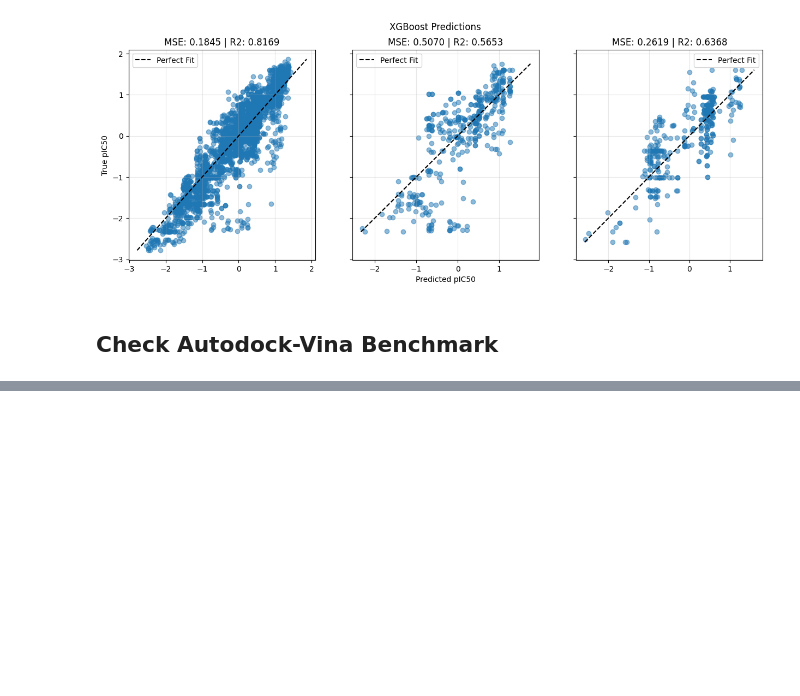
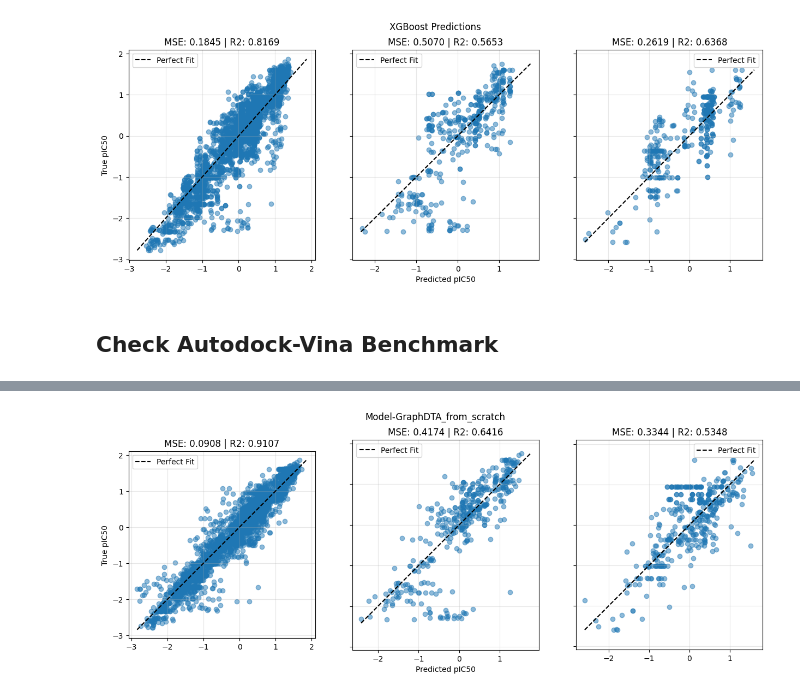
Before and after one commit to Djtrainer/cancer_research, a Jupyter notebook: notebooks/mdm2_breaker_model_eda.ipynb, the cells around one changed output, grey strips where cells are left out. Cells and saved outputs as stored; diff of their text form; code cells hidden in the pictures; blank space fills up the shorter version.

```diff
--- a/notebooks/mdm2_breaker_model_eda.ipynb
+++ b/notebooks/mdm2_breaker_model_eda.ipynb
@@ -1074,0 +1189,31 @@ plt.show()
+# %%
+# 1. Load the raw checkpoint
+checkpoint = torch.load(os.path.join("checkpoints", "Model-GraphDTA_from_scratch.ckpt"))
+state_dict = checkpoint["state_dict"]
+
+# 2. Fix the keys (Remove "model." prefix)
+new_state_dict = {}
+for key, value in state_dict.items():
+    if key.startswith("model."):
+        # Strip the first 6 characters ("model.")
+        new_key = key[6:]
+        new_state_dict[new_key] = value
+
+# 3. Initialize your raw model
+model_gdta = SequenceSiameseNetwork(
+    molecule_encoder=uninitialized_graph_model.encode_molecule,
+    sequence_encoder=seq_encoder,
+)
+
+# 4. Load the cleaned weights
+model_gdta.load_state_dict(new_state_dict)
+model_gdta.eval()
+
+plot_predictions(
+    model_gdta,
+    (train_loader_gdta, val_loader_gdta, test_loader_gdta),
+    mdm2_tensor,
+    "Model-GraphDTA_from_scratch",
+)
+# %% [output]
+[figure, added]
```
Also changed, not shown: parts of 16 cells of this notebook, 6 other files.
